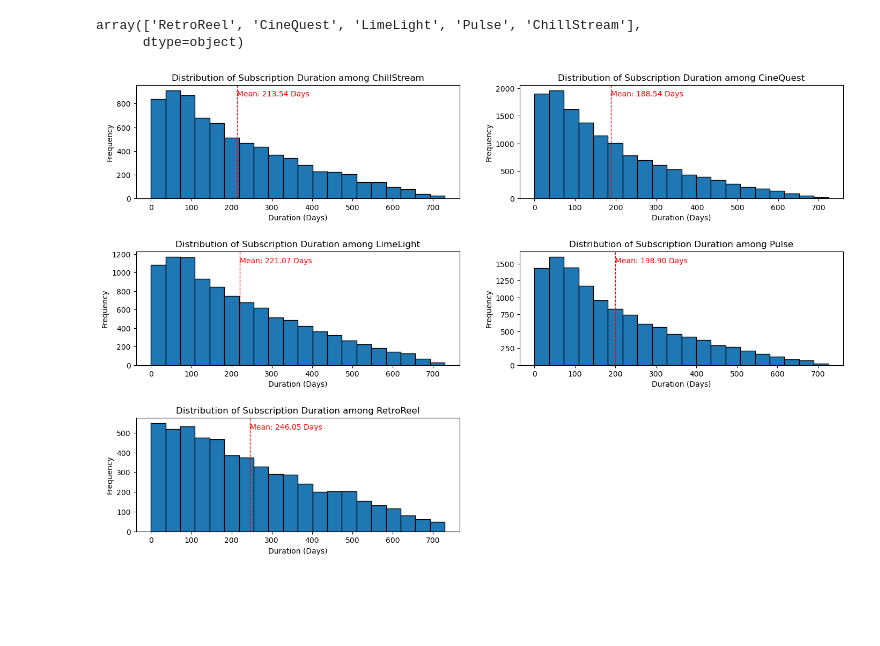
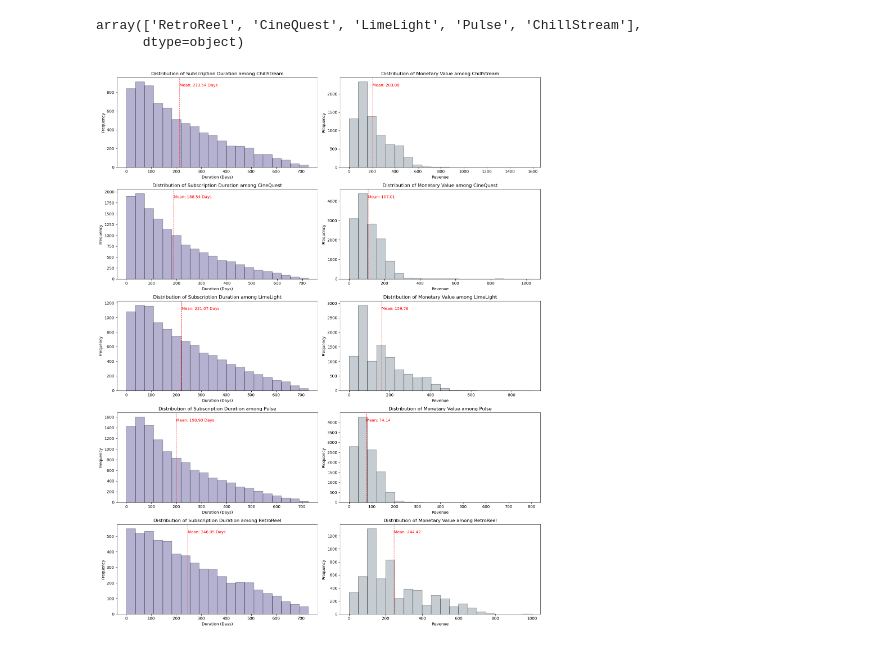
Before and after one commit to RussellXia/NYU_Capstone_Project, a Jupyter notebook: sub_preprocessing.ipynb, the cells around one changed output. Cells and saved outputs as stored; diff of their text form; code cells hidden in the pictures; blank space fills up the shorter version.

Commit message:
add revenue

```diff
--- a/sub_preprocessing.ipynb
+++ b/sub_preprocessing.ipynb
@@ -419,42 +461,33 @@ sub_duration.BRAND.unique()
 array(['RetroReel', 'CineQuest', 'LimeLight', 'Pulse', 'ChillStream'],
       dtype=object)
 # %%
-nrows, ncols = 3, 2
-
-# Create the 3x2 subplot grid
-fig, axes = plt.subplots(nrows=nrows, ncols=ncols, figsize=(15, 10))
+nrows, ncols = 5, 2
+fig, axes = plt.subplots(nrows=nrows, ncols=ncols, figsize=(16, 20))
 fig.tight_layout(pad=5.0)  # Add spacing between plots
-
-# Flatten the axes array for easier indexing
-axes = axes.flatten()
 
 brand_grouped = sub_duration.groupby('BRAND')
 
-# Plot each brand's data in the corresponding subplot
-for idx, (brand, brand_group) in enumerate(brand_grouped):
-    # Reset index for the current brand group
+for (ax1, ax2), (brand, brand_group) in zip(axes, brand_grouped):
     brand_group = brand_group.reset_index(drop=True)
 
-    # Calculate the average duration for this brand
     avg_duration_brand = np.mean(brand_group['SUB_DURATION_DAYS'])
+    ax1.hist(brand_group['SUB_DURATION_DAYS'], color='darkslateblue', alpha=0.4, bins=20, edgecolor='black')
+    ax1.axvline(avg_duration_brand, color='r', linestyle='dashed', linewidth=1)
+    ax1.text(avg_duration_brand, ax1.get_ylim()[1] * 0.9,
+                   f'Mean: {avg_duration_brand:.2f} Days', color='r')
+    ax1.set_title('Distribution of Subscription Duration among ' + str(brand))
+    ax1.set_xlabel('Duration (Days)')
+    ax1.set_ylabel('Frequency')
 
-    # Plot histogram in the appropriate subplot
-    axes[idx].hist(brand_group['SUB_DURATION_DAYS'], bins=20, edgecolor='black')
-    axes[idx].axvline(avg_duration_brand, color='r', linestyle='dashed', linewidth=1)
-    axes[idx].text(avg_duration_brand, axes[idx].get_ylim()[1] * 0.9,
-                   f'Mean: {avg_duration_brand:.2f} Days', color='r')
+    avg_revenue_brand = np.mean(brand_group['REVENUE'])
+    ax2.hist(brand_group['REVENUE'], color='slategrey', alpha=0.4, bins=20, edgecolor='black')
+    ax2.axvline(avg_revenue_brand, color='r', linestyle='dashed', linewidth=1)
+    ax2.text(avg_revenue_brand, ax2.get_ylim()[1] * 0.9, f'Mean: {avg_revenue_brand:.2f}', color='r')
+    ax2.set_title('Distribution of Monetary Value among ' + str(brand))
+    ax2.set_xlabel('Revenue')
+    ax2.set_ylabel('Frequency')
 
-    # Set title and labels
-    axes[idx].set_title('Distribution of Subscription Duration among ' + str(brand))
-    axes[idx].set_xlabel('Duration (Days)')
-    axes[idx].set_ylabel('Frequency')
-
-# Remove any unused subplots
-if len(brand_grouped) < nrows * ncols:
-    for i in range(len(brand_grouped), nrows * ncols):
-        fig.delaxes(axes[i])
-
-# Display the plot
+plt.tight_layout()
 plt.show()
 # %% [output]
-[figure, old version]
+[figure, new version]
```
Also changed, not shown: parts of 8 cells of this notebook.
